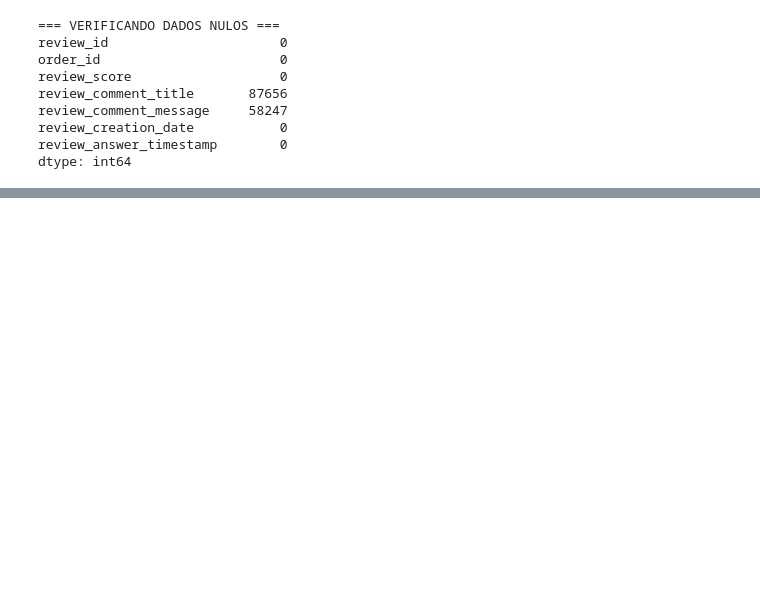
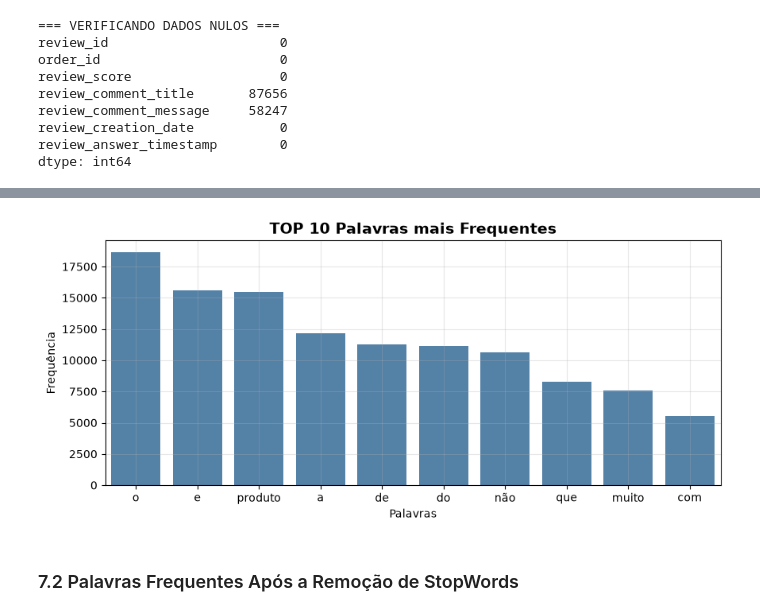
Before and after one commit to RenanTrevelim/olist-voice-of-customer-rag, a Jupyter notebook: notebook/01_preparacao_dados.ipynb, the cells around one changed output, grey strips where cells are left out. Saved outputs shown, nothing was run; the diff lists cells and outputs as text; code cells hidden in the pictures; blank space fills up the shorter version.

```diff
--- a/notebook/01_preparacao_dados.ipynb
+++ b/notebook/01_preparacao_dados.ipynb
@@ -147,0 +188,8 @@ Dados Salvos Corretamente!!
+# %%
+top_10_words = word_freq.most_common(10)
+
+df_top_words = pd.DataFrame(
+    top_10_words, columns=["palavra", "frequencia"]
+)
+
+df_top_words
@@ -147,0 +208,13 @@ Dados Salvos Corretamente!!
+# %%
+plt.figure(figsize=(10,4))
+
+sns.barplot(data=df_top_words, x=df_top_words["palavra"], y=df_top_words["frequencia"], color="steelblue")
+plt.title("TOP 10 Palavras mais Frequentes", fontsize=14, fontweight="bold")
+plt.xlabel("Palavras")
+plt.ylabel("Frequência")
+plt.grid(alpha=0.3)
+plt.show()
+# %% [output]
+[figure, added]
+# %% [markdown]
+### 7.2 Palavras Frequentes Após a Remoção de StopWords
```
Also changed, not shown: parts of 43 cells of this notebook, 4 other files.
